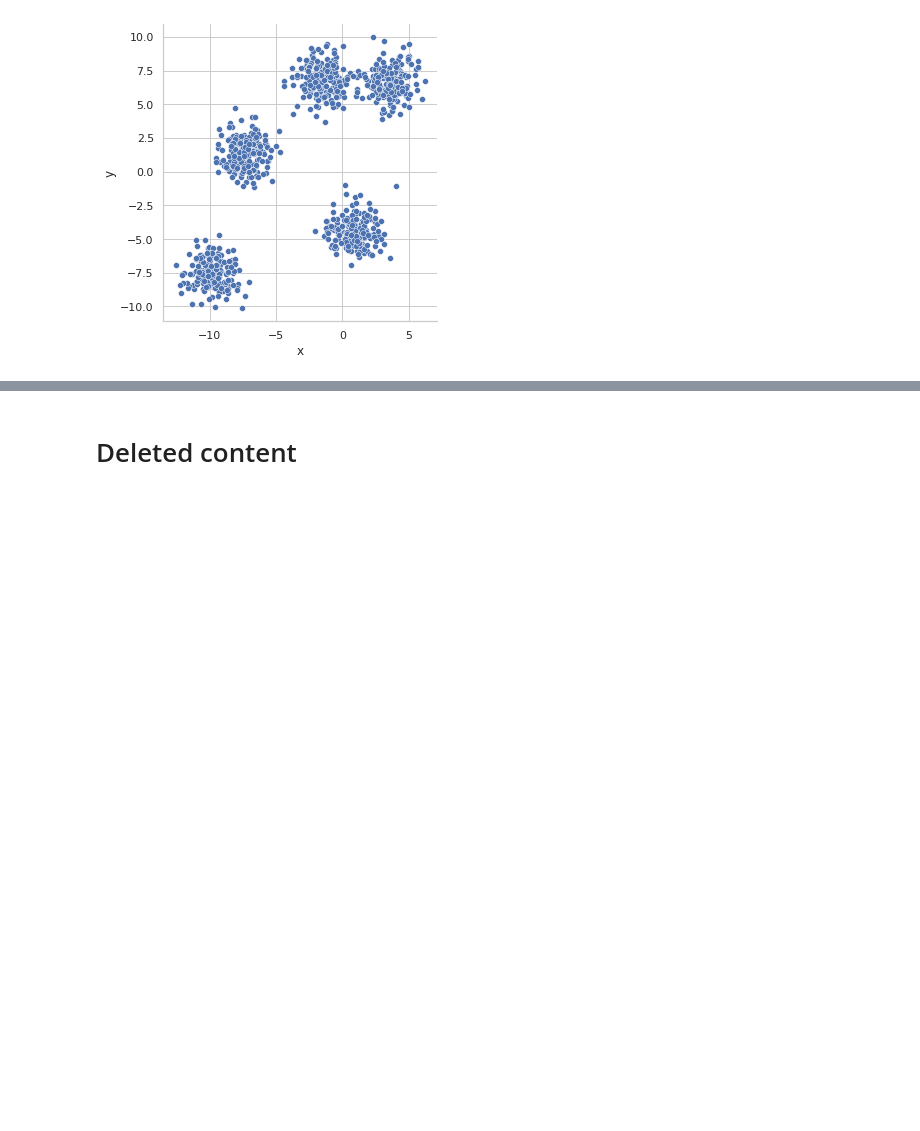
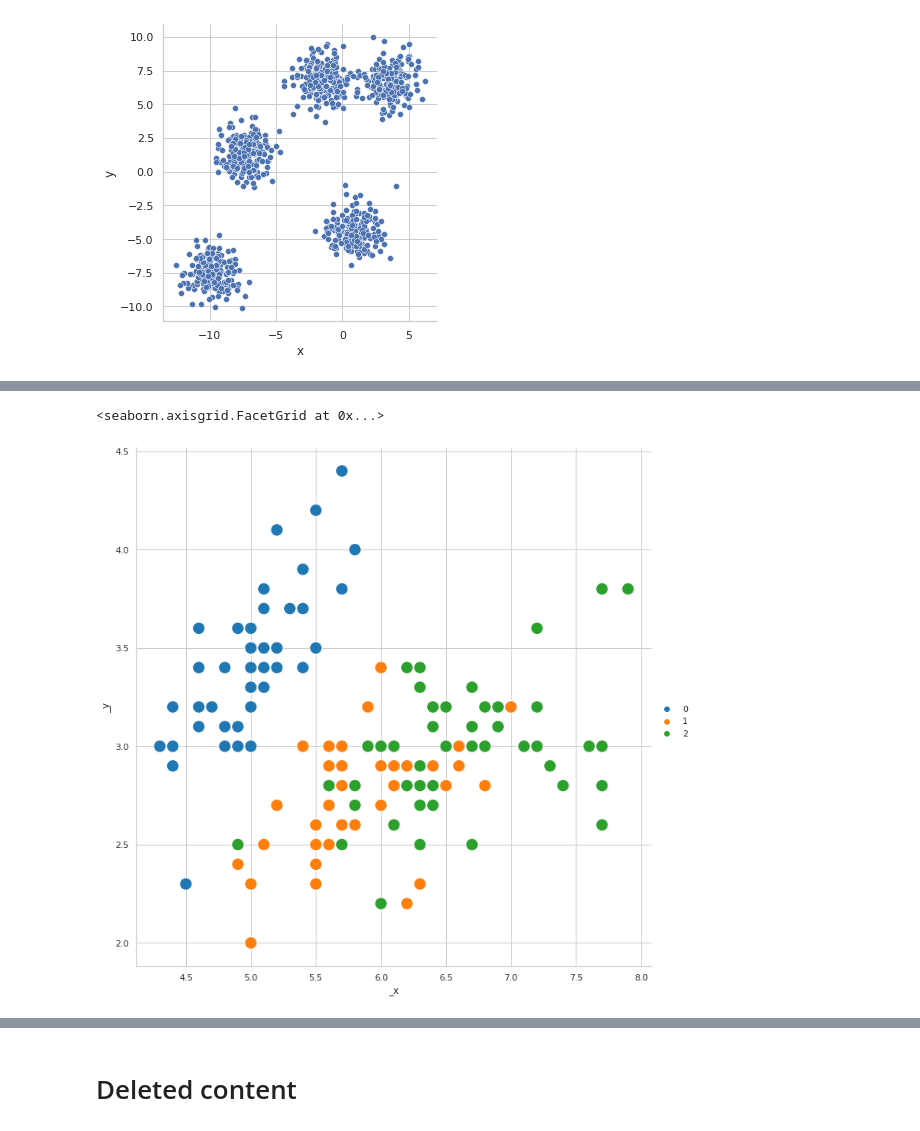
Before and after one commit to NightMachinary/soal_playground, a Jupyter notebook: Optimizer_Workshop.ipynb, the cells around one changed output, grey strips where cells are left out. Cells and saved outputs as stored; diff of their text form; code cells hidden in the pictures; blank space fills up the shorter version.

```diff
--- a/Optimizer_Workshop.ipynb
+++ b/Optimizer_Workshop.ipynb
@@ -313,0 +935,4 @@ g = sns.relplot(
+# %%
+iris = datasets.load_iris()
+iris_X = iris.data
+iris_y = iris.target
@@ -313,0 +949,16 @@ g = sns.relplot(
+# %%
+pca = decomposition.PCA(n_components=2)
+pca.fit(iris_X)
+iris_X_reduced = pca.transform(iris_X)
+
+sns.relplot(
+    x=iris_X[:, 0],
+    y=iris_X[:, 1],
+    hue=iris_y,
+    palette='tab10',
+    height=10,
+    s=250, #: marker (point) size
+)
+# %% [output]
+<seaborn.axisgrid.FacetGrid at 0x...>
+[figure, added]
```
Also changed, not shown: parts of 177 cells of this notebook.
